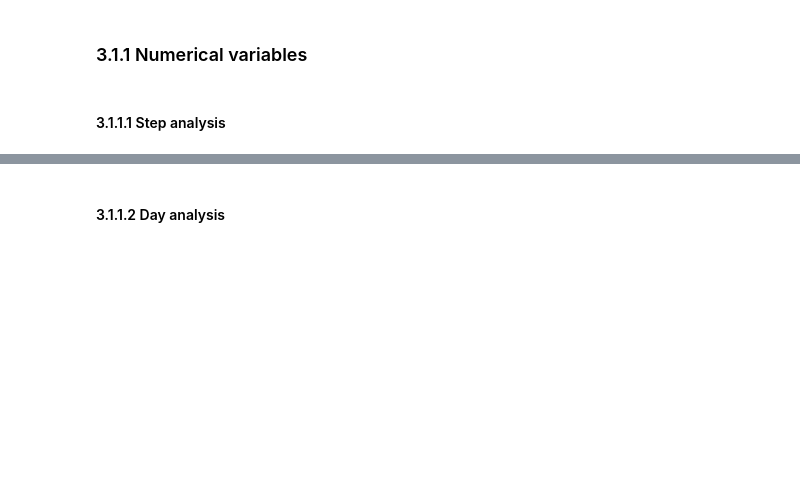
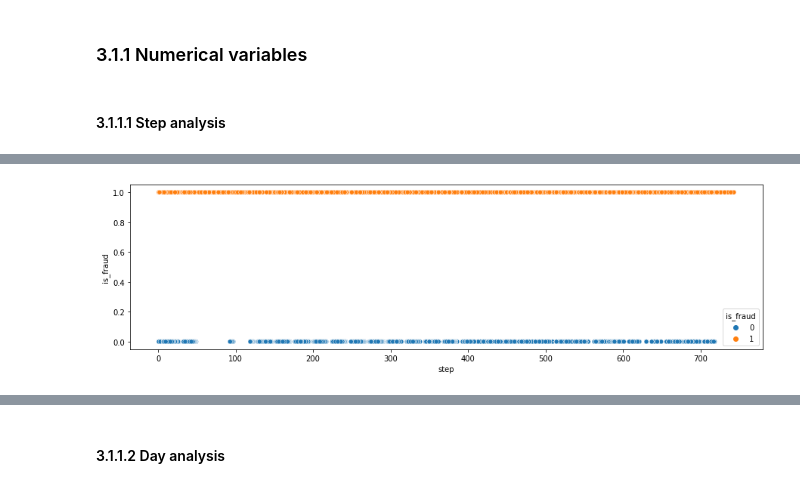
Before and after one commit to LessioGuilherme/pa002_block_fraud_company, a Jupyter notebook: notebooks/pa002_block_fraud_company_sprint01.ipynb, the cells around one changed output, grey strips where cells are left out. Cells and saved outputs as stored; diff of their text form; code cells hidden in the pictures; blank space fills up the shorter version.

```diff
--- a/notebooks/pa002_block_fraud_company_sprint01.ipynb
+++ b/notebooks/pa002_block_fraud_company_sprint01.ipynb
@@ -497,0 +510,5 @@ df3.columns
+# %%
+fig = plt.subplots( figsize = (15,4))
+sns.scatterplot(x = 'step', data=df3, y='is_fraud', hue = 'is_fraud');
+# %% [output]
+[figure, added]
```
Also changed, not shown: parts of 36 cells of this notebook.
